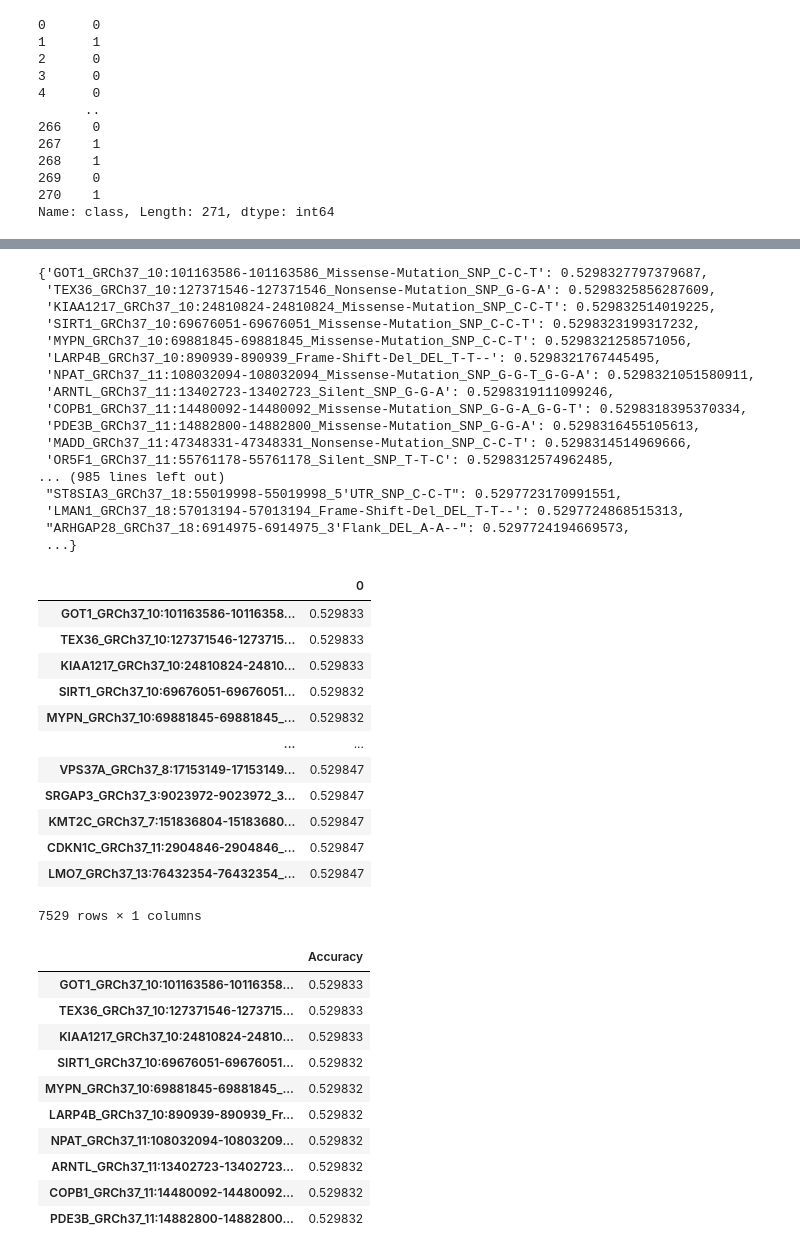
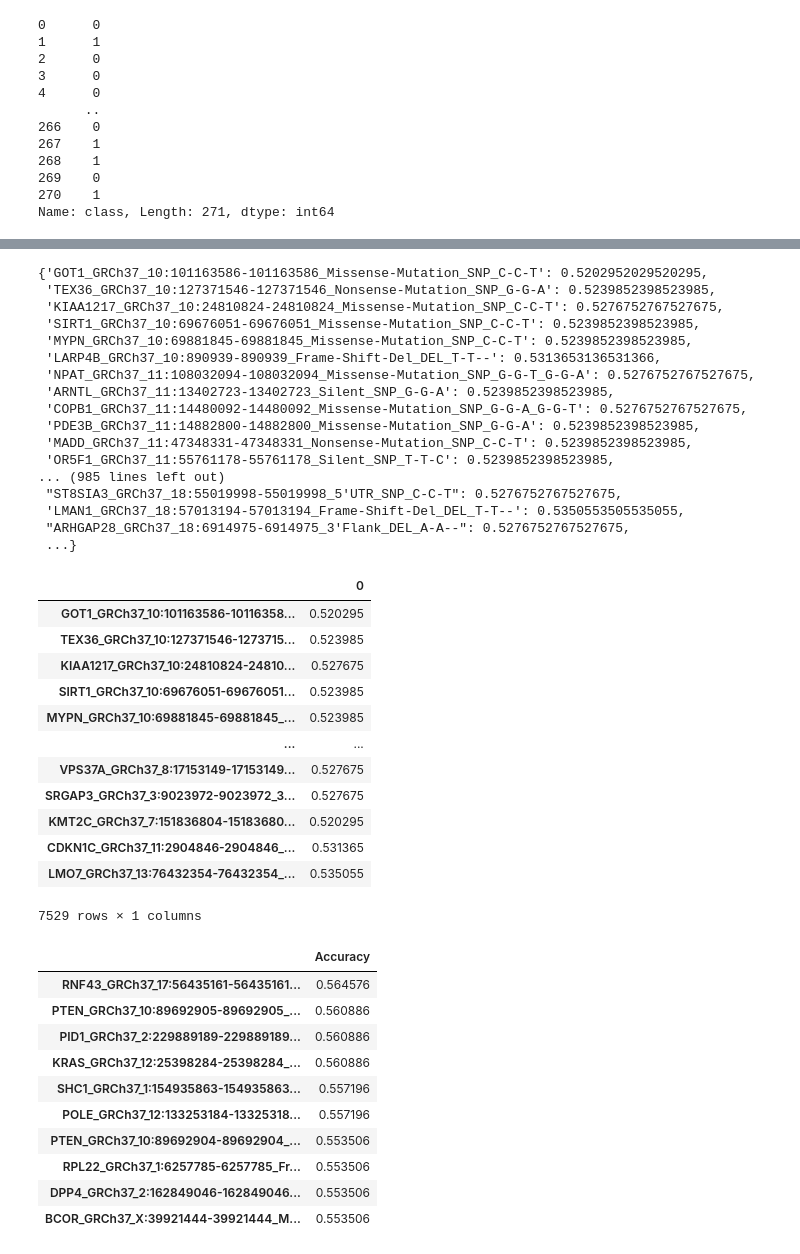
Before and after one commit to ericametta/CancerPredictionMode, a Jupyter notebook: Classification.ipynb, the cells around one changed output, grey strips where cells are left out. Saved outputs shown, nothing was run; the diff lists cells and outputs as text; code cells hidden in the pictures.

```diff
--- a/Classification.ipynb
+++ b/Classification.ipynb
@@ -633,6 +633,7 @@ Accuracy_df = {}
 
 for column in df.columns:
     predicted_values = df[column]
+    TP, TN, FP, FN = 0, 0, 0, 0
     for actual, predicted in zip(actual_values, predicted_values):
         if actual == predicted:
             if actual == 1:
@@ -644,5 +645,6 @@ for column in df.columns:
                 FN += 1
             else:
                 FP += 1
+    print([TP, TN, FN, FP])
 
     Accuracy_df[column] = (TP + TN)/(TP + TN + FP + FN)
@@ -672,22 +692,22 @@ del Accuracy_df['class']
 # %%
 Accuracy_df
 # %% [output]
-{'GOT1_GRCh37_10:101163586-101163586_Missense-Mutation_SNP_C-C-T': 0.5298327797379687,
- 'TEX36_GRCh37_10:127371546-127371546_Nonsense-Mutation_SNP_G-G-A': 0.5298325856287609,
- 'KIAA1217_GRCh37_10:24810824-24810824_Missense-Mutation_SNP_C-C-T': 0.529832514019225,
- 'SIRT1_GRCh37_10:69676051-69676051_Missense-Mutation_SNP_C-C-T': 0.5298323199317232,
- 'MYPN_GRCh37_10:69881845-69881845_Missense-Mutation_SNP_C-C-T': 0.5298321258571056,
- 'LARP4B_GRCh37_10:890939-890939_Frame-Shift-Del_DEL_T-T--': 0.5298321767445495,
- 'NPAT_GRCh37_11:108032094-108032094_Missense-Mutation_SNP_G-G-T_G-G-A': 0.5298321051580911,
- 'ARNTL_GRCh37_11:13402723-13402723_Silent_SNP_G-G-A': 0.5298319111099246,
- 'COPB1_GRCh37_11:14480092-14480092_Missense-Mutation_SNP_G-G-A_G-G-T': 0.5298318395370334,
- 'PDE3B_GRCh37_11:14882800-14882800_Missense-Mutation_SNP_G-G-A': 0.5298316455105613,
- 'MADD_GRCh37_11:47348331-47348331_Nonsense-Mutation_SNP_C-C-T': 0.5298314514969666,
- 'OR5F1_GRCh37_11:55761178-55761178_Silent_SNP_T-T-C': 0.5298312574962485,
+{'GOT1_GRCh37_10:101163586-101163586_Missense-Mutation_SNP_C-C-T': 0.5202952029520295,
+ 'TEX36_GRCh37_10:127371546-127371546_Nonsense-Mutation_SNP_G-G-A': 0.5239852398523985,
+ 'KIAA1217_GRCh37_10:24810824-24810824_Missense-Mutation_SNP_C-C-T': 0.5276752767527675,
+ 'SIRT1_GRCh37_10:69676051-69676051_Missense-Mutation_SNP_C-C-T': 0.5239852398523985,
+ 'MYPN_GRCh37_10:69881845-69881845_Missense-Mutation_SNP_C-C-T': 0.5239852398523985,
+ 'LARP4B_GRCh37_10:890939-890939_Frame-Shift-Del_DEL_T-T--': 0.5313653136531366,
+ 'NPAT_GRCh37_11:108032094-108032094_Missense-Mutation_SNP_G-G-T_G-G-A': 0.5276752767527675,
+ 'ARNTL_GRCh37_11:13402723-13402723_Silent_SNP_G-G-A': 0.5239852398523985,
+ 'COPB1_GRCh37_11:14480092-14480092_Missense-Mutation_SNP_G-G-A_G-G-T': 0.5276752767527675,
+ 'PDE3B_GRCh37_11:14882800-14882800_Missense-Mutation_SNP_G-G-A': 0.5239852398523985,
+ 'MADD_GRCh37_11:47348331-47348331_Nonsense-Mutation_SNP_C-C-T': 0.5239852398523985,
+ 'OR5F1_GRCh37_11:55761178-55761178_Silent_SNP_T-T-C': 0.5239852398523985,
 ... (985 lines left out)
- "ST8SIA3_GRCh37_18:55019998-55019998_5'UTR_SNP_C-C-T": 0.5297723170991551,
- 'LMAN1_GRCh37_18:57013194-57013194_Frame-Shift-Del_DEL_T-T--': 0.5297724868515313,
- "ARHGAP28_GRCh37_18:6914975-6914975_3'Flank_DEL_A-A--": 0.5297724194669573,
+ "ST8SIA3_GRCh37_18:55019998-55019998_5'UTR_SNP_C-C-T": 0.5276752767527675,
+ 'LMAN1_GRCh37_18:57013194-57013194_Frame-Shift-Del_DEL_T-T--': 0.5350553505535055,
+ "ARHGAP28_GRCh37_18:6914975-6914975_3'Flank_DEL_A-A--": 0.5276752767527675,
  ...}
 # %%
 Accuracy_df = pd.DataFrame(Accuracy_df, index=[0])
@@ -695,32 +715,32 @@ Accuracy_df = Accuracy_df.transpose()
 Accuracy_df
 # %% [output]
 |  | 0 |
-| GOT1_GRCh37_10:101163586-10116358... | 0.529833 |
-| TEX36_GRCh37_10:127371546-1273715... | 0.529833 |
-| KIAA1217_GRCh37_10:24810824-24810... | 0.529833 |
-| SIRT1_GRCh37_10:69676051-69676051... | 0.529832 |
-| MYPN_GRCh37_10:69881845-69881845_... | 0.529832 |
+| GOT1_GRCh37_10:101163586-10116358... | 0.520295 |
+| TEX36_GRCh37_10:127371546-1273715... | 0.523985 |
+| KIAA1217_GRCh37_10:24810824-24810... | 0.527675 |
+| SIRT1_GRCh37_10:69676051-69676051... | 0.523985 |
+| MYPN_GRCh37_10:69881845-69881845_... | 0.523985 |
 | ... | ... |
-| VPS37A_GRCh37_8:17153149-17153149... | 0.529847 |
-| SRGAP3_GRCh37_3:9023972-9023972_3... | 0.529847 |
-| KMT2C_GRCh37_7:151836804-15183680... | 0.529847 |
-| CDKN1C_GRCh37_11:2904846-2904846_... | 0.529847 |
-| LMO7_GRCh37_13:76432354-76432354_... | 0.529847 |
+| VPS37A_GRCh37_8:17153149-17153149... | 0.527675 |
+| SRGAP3_GRCh37_3:9023972-9023972_3... | 0.527675 |
+| KMT2C_GRCh37_7:151836804-15183680... | 0.520295 |
+| CDKN1C_GRCh37_11:2904846-2904846_... | 0.531365 |
+| LMO7_GRCh37_13:76432354-76432354_... | 0.535055 |
 7529 rows × 1 columns
 # %%
 Accuracy_df.rename(columns={0: 'Accuracy'}, inplace=True)
 # %%
-Accuracy_df.sort_values(by='Accuracy', ascending=False)
+Accuracy_df = Accuracy_df.sort_values(by='Accuracy', ascending=False)
 Accuracy_df.head(10)
 # %% [output]
 |  | Accuracy |
-| GOT1_GRCh37_10:101163586-10116358... | 0.529833 |
-| TEX36_GRCh37_10:127371546-1273715... | 0.529833 |
-| KIAA1217_GRCh37_10:24810824-24810... | 0.529833 |
-| SIRT1_GRCh37_10:69676051-69676051... | 0.529832 |
-| MYPN_GRCh37_10:69881845-69881845_... | 0.529832 |
-| LARP4B_GRCh37_10:890939-890939_Fr... | 0.529832 |
-| NPAT_GRCh37_11:108032094-10803209... | 0.529832 |
-| ARNTL_GRCh37_11:13402723-13402723... | 0.529832 |
-| COPB1_GRCh37_11:14480092-14480092... | 0.529832 |
-| PDE3B_GRCh37_11:14882800-14882800... | 0.529832 |
+| RNF43_GRCh37_17:56435161-56435161... | 0.564576 |
+| PTEN_GRCh37_10:89692905-89692905_... | 0.560886 |
+| PID1_GRCh37_2:229889189-229889189... | 0.560886 |
+| KRAS_GRCh37_12:25398284-25398284_... | 0.560886 |
+| SHC1_GRCh37_1:154935863-154935863... | 0.557196 |
+| POLE_GRCh37_12:133253184-13325318... | 0.557196 |
+| PTEN_GRCh37_10:89692904-89692904_... | 0.553506 |
+| RPL22_GRCh37_1:6257785-6257785_Fr... | 0.553506 |
+| DPP4_GRCh37_2:162849046-162849046... | 0.553506 |
+| BCOR_GRCh37_X:39921444-39921444_M... | 0.553506 |
```
Also changed, not shown: parts of 3 cells of this notebook.
